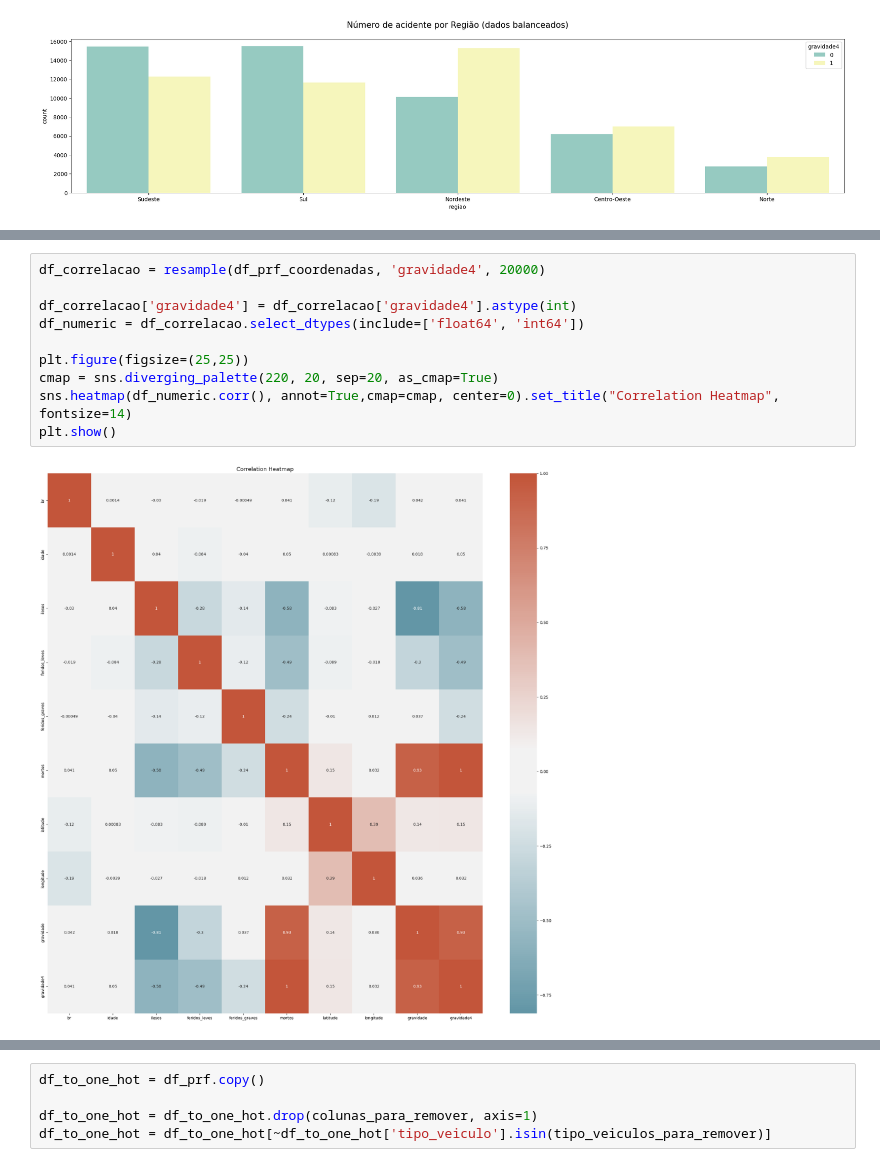
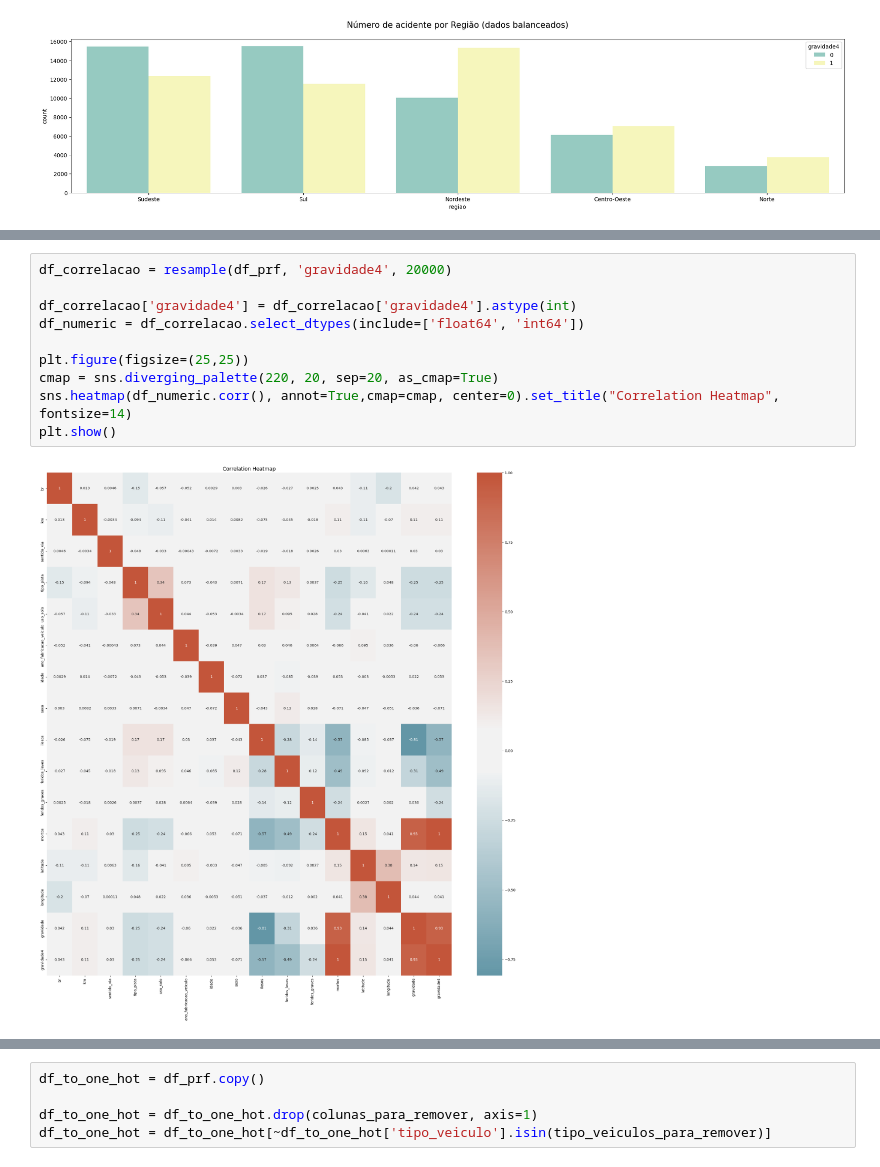
Before and after one commit to rrodffer/tcc-rodffer-veiculos, a Jupyter notebook: analise-acidentes-rodovias-federais-brasil.ipynb, the cells around one changed output, grey strips where cells are left out. Drawn from its saved outputs; the diff is of its cells as text.

```diff
--- a/analise-acidentes-rodovias-federais-brasil.ipynb
+++ b/analise-acidentes-rodovias-federais-brasil.ipynb
@@ -620,14 +618,14 @@ plt.show()
 # %% [output]
 [figure]
 # %%
-df_correlacao = resample(df_prf_coordenadas, 'gravidade4', 20000)
+df_correlacao = resample(df_prf, 'gravidade4', 20000)
 
 df_correlacao['gravidade4'] = df_correlacao['gravidade4'].astype(int)
 df_numeric = df_correlacao.select_dtypes(include=['float64', 'int64'])
 
 plt.figure(figsize=(25,25))
 cmap = sns.diverging_palette(220, 20, sep=20, as_cmap=True)
 sns.heatmap(df_numeric.corr(), annot=True,cmap=cmap, center=0).set_title("Correlation Heatmap", fontsize=14)
 plt.show()
 # %% [output]
-[figure, old version]
+[figure, new version]
```
Also changed, not shown: parts of 78 cells of this notebook.
